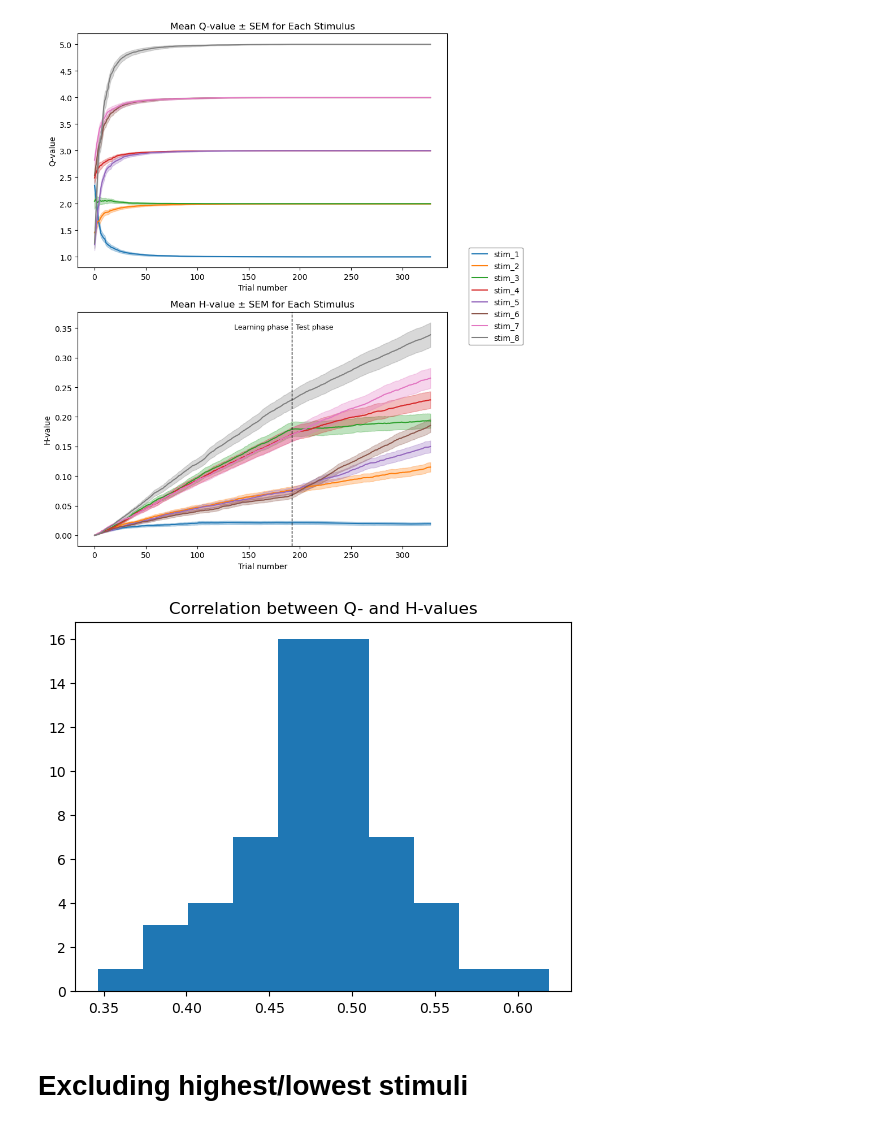
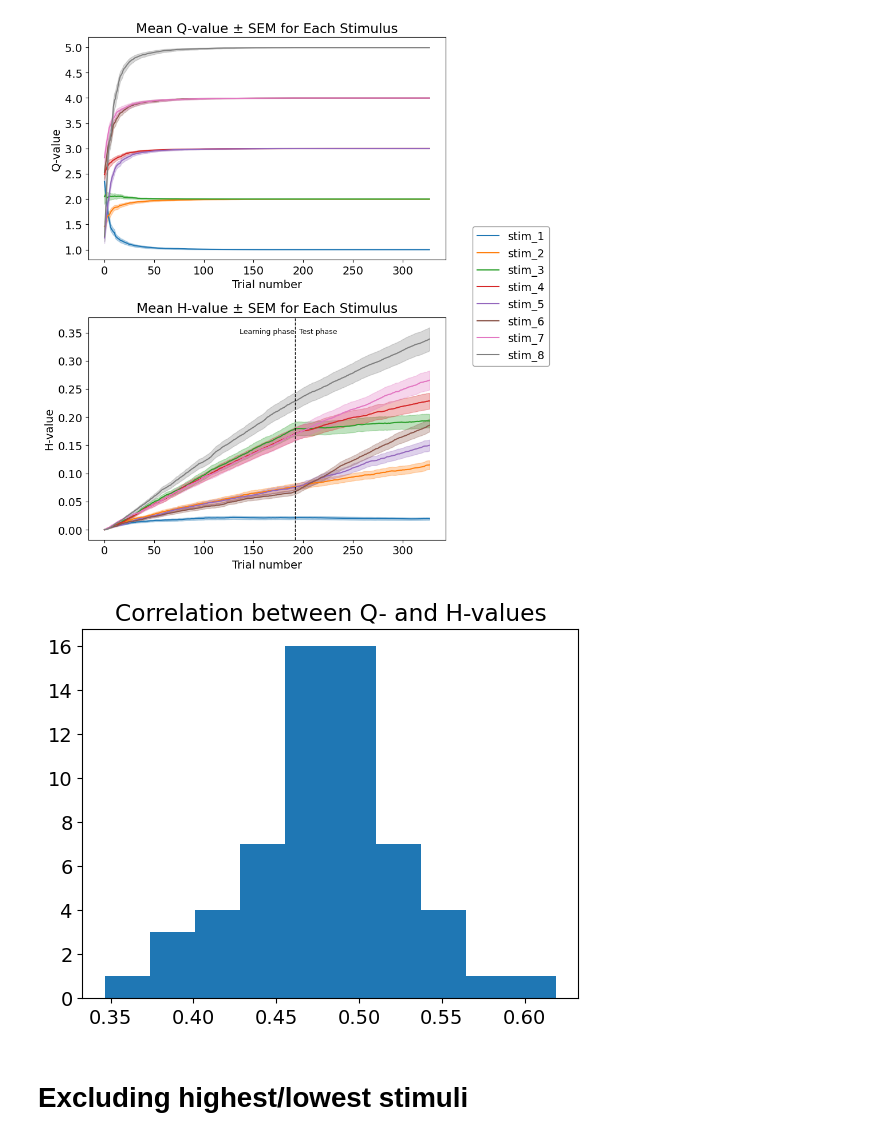
Before and after one commit to hugofluhr/learning-habits-analysis, a Jupyter notebook: notebooks/RL_CK_values_correlation.ipynb, the cells around one changed output. Saved outputs shown, nothing was run; the diff lists cells and outputs as text; code cells hidden in the pictures.

```diff
--- a/notebooks/RL_CK_values_correlation.ipynb
+++ b/notebooks/RL_CK_values_correlation.ipynb
@@ -6,7 +7,7 @@ sys.path.append('..')
 from utils.data import Subject, load_participant_list
 from utils.analysis import compute_parametric_modulator
 # %%
-base_dir = '/home/ubuntu/data/learning-habits'
+base_dir = '/Users/hugofluhr/phd_local/data/LearningHabits/dev_sample'
 sub_ids = load_participant_list(base_dir)
 # %%
 subjects = [Subject(base_dir, sub_id, include_modeling=True, include_imaging=False) for sub_id in sub_ids]
@@ -67,6 +203,7 @@ def plot_mean_sem_stimuli(data, axis=None, colors=None, labels=None, alpha=0.3):
     axis.set_ylabel('Signal (a.u.)')
     return axis
 # %%
+plt.rcParams.update({'font.size': 14})
 fig, axs = plt.subplots(2, 1, figsize=(8, 10))
 
 # Q-values subplot
@@ -80,34 +217,34 @@ axs[0].set_ylabel('Q-value')
 axs[0].set_title('Mean Q-value ± SEM for Each Stimulus')
 
 # H-values subplot
 plot_mean_sem_stimuli(
     CK_values,
     axis=axs[1],
     labels=['stim_' + str(i) for i in range(1, CK_values.shape[2] + 1)]
 )
 axs[1].set_xlabel('Trial number')
 axs[1].set_ylabel('H-value')
 axs[1].set_title('Mean H-value ± SEM for Each Stimulus')
 
 # Add vertical line at trial 196
 axs[1].axvline(x=192, color='black', linestyle='--', linewidth=1)
 axs[1].text(136, axs[1].get_ylim()[1] * 0.95, 'Learning phase', fontsize=9, verticalalignment='top')
 axs[1].text(196, axs[1].get_ylim()[1] * 0.95, 'Test phase', fontsize=9, verticalalignment='top')
 
 # Create shared legend
 handles, labels = axs[0].get_legend_handles_labels()
 fig.legend(
     handles,
     labels,
     loc='center left',
     bbox_to_anchor=(0.95, 0.5),
     frameon=True
 ).get_frame().set_edgecolor('gray')
 
 plt.tight_layout(rect=[0, 0, 0.93, 1])  # leave space for legend
 plt.show()
 # %% [output]
-[figure, old version]
+[figure, new version]
 # %%
 C = np.zeros((RL_values.shape[0],))
 for s in range(RL_values.shape[0]):
@@ -117,7 +254,7 @@ plt.hist(C, density=False)
 plt.title('Correlation between Q- and H-values')
 plt.show()
 # %% [output]
-[figure, old version]
+[figure, new version]
 # %% [markdown]
 # Excluding highest/lowest stimuli
 # %%
```
Also changed, not shown: parts of 33 cells of this notebook.
